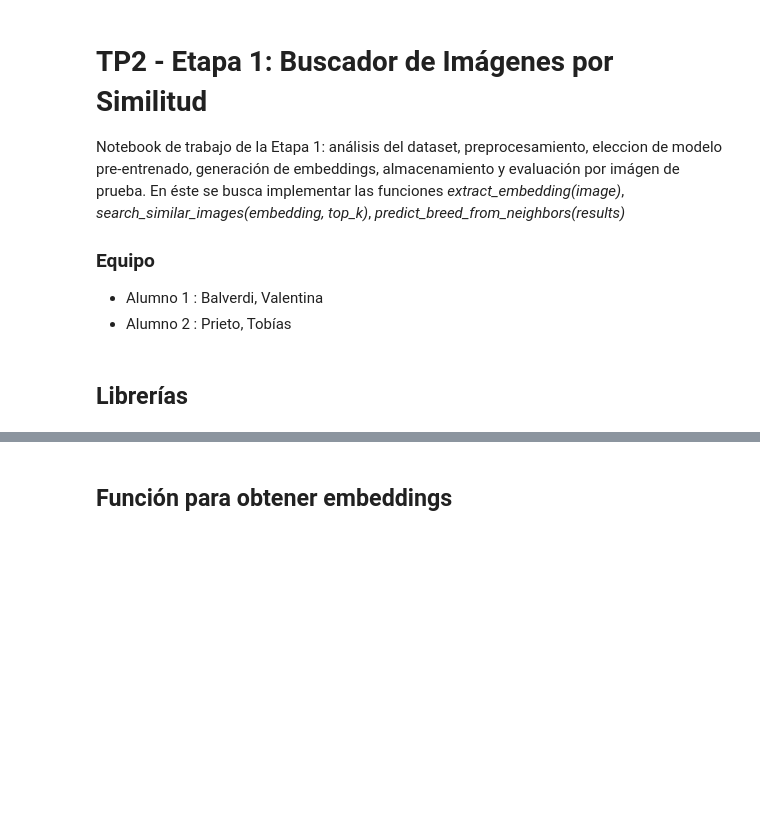
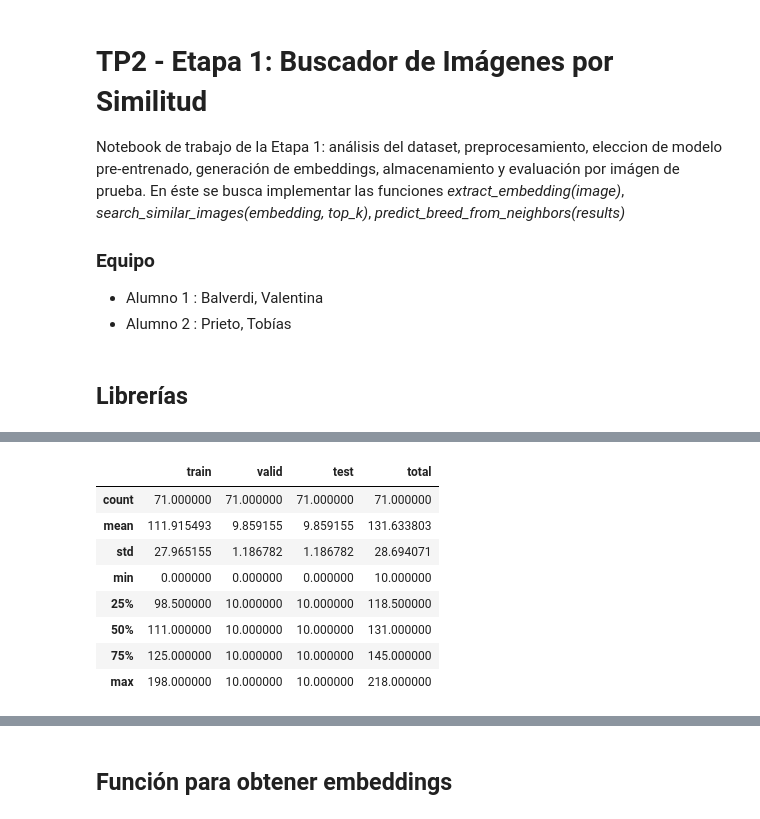
Before and after one commit to TobiasPrieto/tuia-dog-recognition-app, a Jupyter notebook: etapa1.ipynb, the cells around one changed output, grey strips where cells are left out. Cells and saved outputs as stored; diff of their text form; code cells hidden in the pictures; blank space fills up the shorter version.

```diff
--- a/etapa1.ipynb
+++ b/etapa1.ipynb
@@ -26,0 +74,12 @@ import matplotlib.pyplot as plt
+# %%
+df_conteos.describe()
+# %% [output]
+|  | train | valid | test | total |
+| count | 71.000000 | 71.000000 | 71.000000 | 71.000000 |
+| mean | 111.915493 | 9.859155 | 9.859155 | 131.633803 |
+| std | 27.965155 | 1.186782 | 1.186782 | 28.694071 |
+| min | 0.000000 | 0.000000 | 0.000000 | 10.000000 |
+| 25% | 98.500000 | 10.000000 | 10.000000 | 118.500000 |
+| 50% | 111.000000 | 10.000000 | 10.000000 | 131.000000 |
+| 75% | 125.000000 | 10.000000 | 10.000000 | 145.000000 |
+| max | 198.000000 | 10.000000 | 10.000000 | 218.000000 |
```
Also changed, not shown: parts of 19 cells of this notebook, 1 other file.
